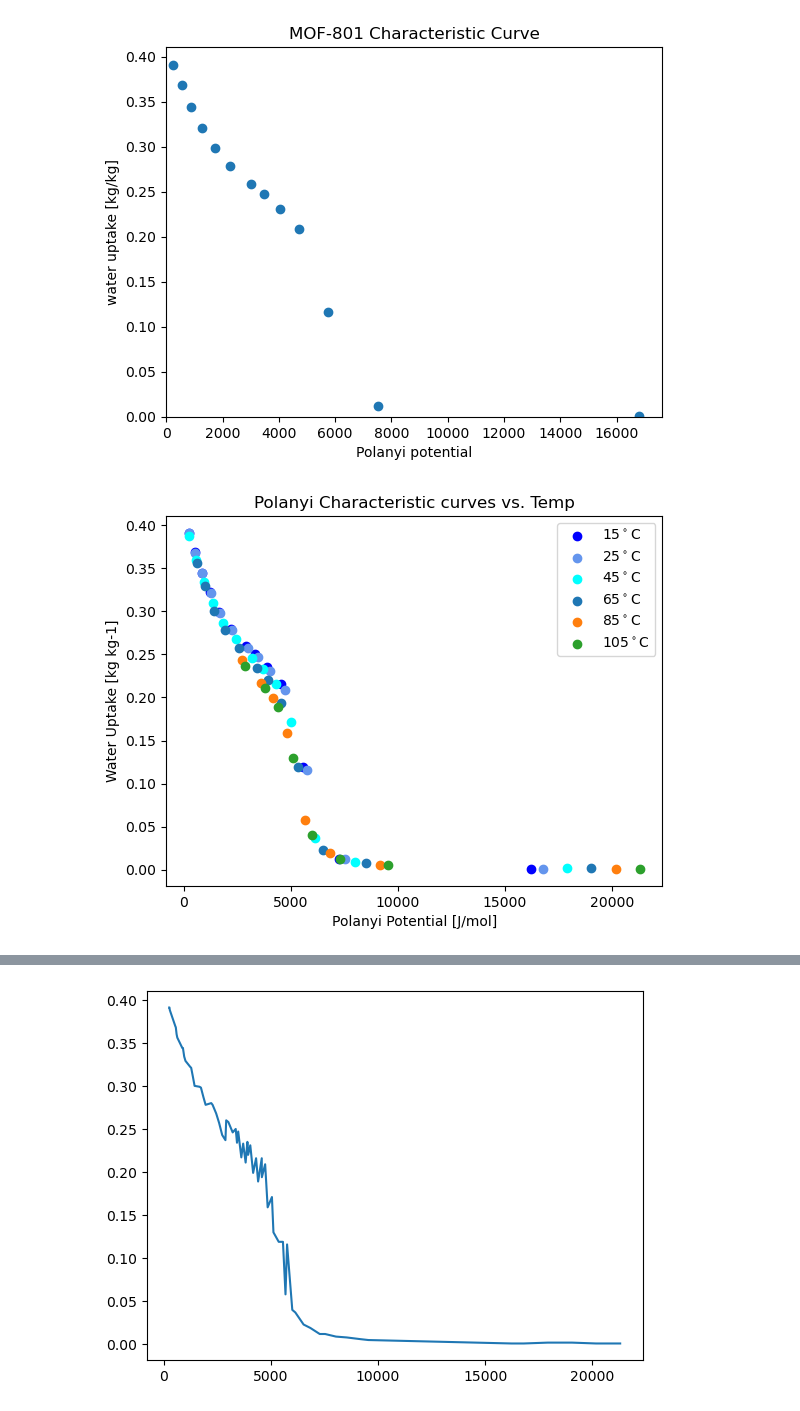
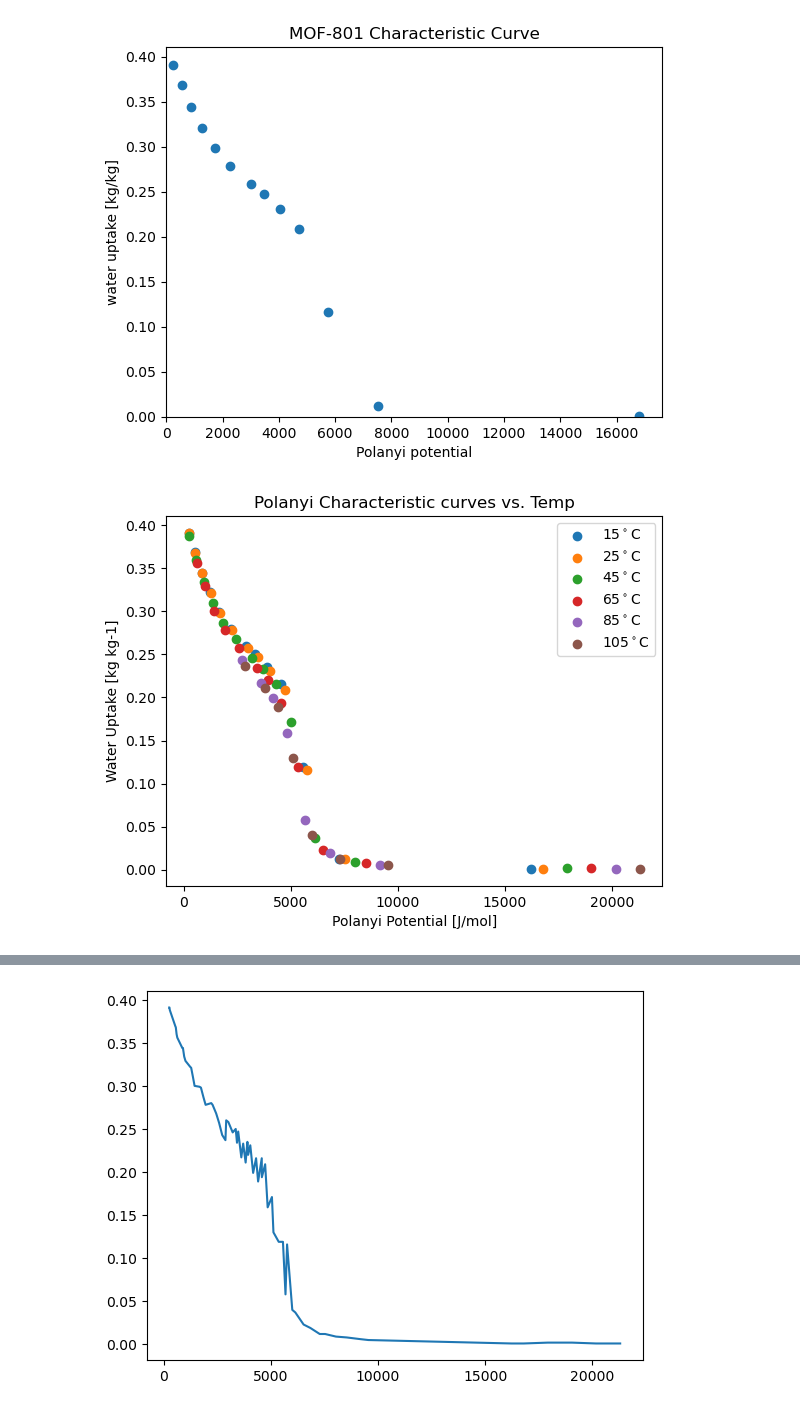
Before and after one commit to SimonEnsemble/water_harvesting, a Jupyter notebook: Polanyi_Calculation.ipynb, the cells around one changed output, grey strips where cells are left out. Cells and saved outputs as stored; diff of their text form; code cells hidden in the pictures.

```diff
--- a/Polanyi_Calculation.ipynb
+++ b/Polanyi_Calculation.ipynb
@@ -84,19 +84,19 @@ ads_data_105 = read_ads_data('MOF_801',105)
 # %%
 #TEST
 # plot all of the characteristic curves on the same axis
 
-plt.scatter(ads_data_15['A'],ads_data_15['Water Uptake [kg kg-1]'],c = 'blue', label = '15$^\circ$C')
-plt.scatter(ads_data_25['A'],ads_data_25['Water Uptake [kg kg-1]'], c = 'cornflowerblue', label = '25$^\circ$C')
-plt.scatter(ads_data_45['A'],ads_data_45['Water Uptake [kg kg-1]'], c = 'aqua', label = '45$^\circ$C')
+plt.scatter(ads_data_15['A'],ads_data_15['Water Uptake [kg kg-1]'], label = '15$^\circ$C')
+plt.scatter(ads_data_25['A'],ads_data_25['Water Uptake [kg kg-1]'], label = '25$^\circ$C')
+plt.scatter(ads_data_45['A'],ads_data_45['Water Uptake [kg kg-1]'], label = '45$^\circ$C')
 plt.scatter(ads_data_65['A'],ads_data_65['Water Uptake [kg kg-1]'], label = '65$^\circ$C')
 plt.scatter(ads_data_85['A'],ads_data_85['Water Uptake [kg kg-1]'], label = '85$^\circ$C')
 plt.scatter(ads_data_105['A'],ads_data_105['Water Uptake [kg kg-1]'], label = '105$^\circ$C')
 plt.legend()
 plt.title('Polanyi Characteristic curves vs. Temp')
 plt.xlabel('Polanyi Potential [J/mol]')
 plt.ylabel('Water Uptake [kg kg-1]')
 plt.show()
 # %% [output]
-[figure, old version]
+[figure, new version]
 # %%
 combined_df = pd.concat([ads_data_15, ads_data_25, ads_data_45, ads_data_65, ads_data_85,ads_data_105]) # Combines all MOF 801 data into a single dataframe
```
Also changed, not shown: parts of 4 cells of this notebook, 2 other files.
